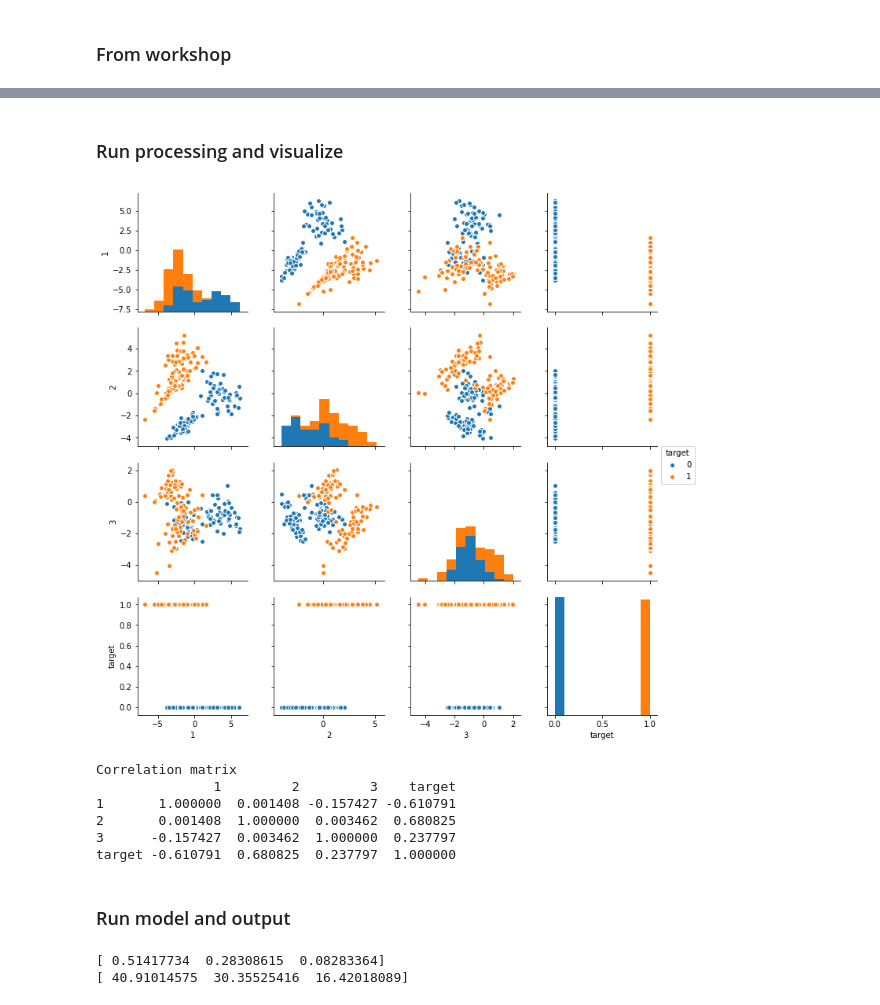
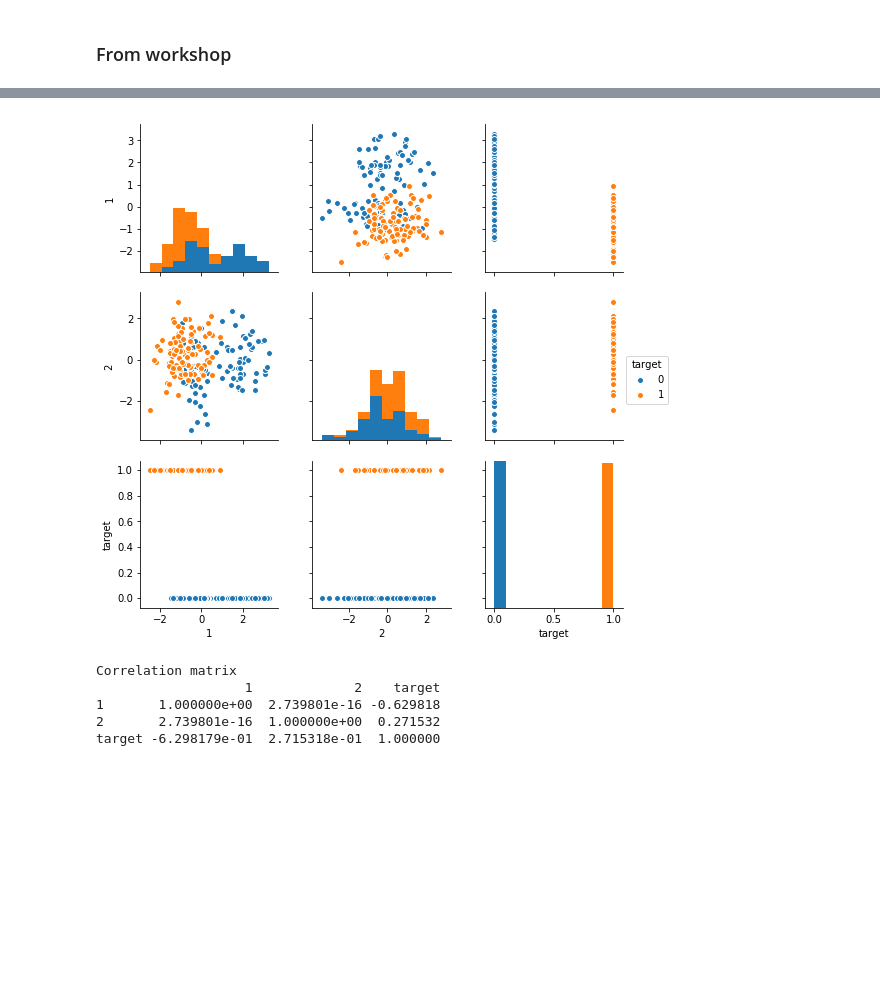
Before and after one commit to Antonyo314/dru-ML-algorithms, a Jupyter notebook: 7. PCA.ipynb, the cells around one changed output, grey strips where cells are left out. Saved outputs shown, nothing was run; the diff lists cells and outputs as text; code cells hidden in the pictures; blank space fills up the shorter version.

Commit message:
Principal Component Analysis implementation v1.2

```diff
--- a/7. PCA.ipynb
+++ b/7. PCA.ipynb
@@ -14,0 +114,14 @@ Populating the interactive namespace from numpy and matplotlib
+# %%
+from sklearn import datasets
+
+sample_size = 200
+data, target = datasets.make_classification(n_samples=sample_size, n_features=5,
+                                            n_informative=3, n_redundant=0,
+                                            n_repeated=0, n_classes=2,
+                                            weights=None, flip_y=0.01,
+                                            class_sep=2.0, hypercube=True,
+                                            shift=0.0, scale=1.0,
+                                            shuffle=True, random_state=1)
+
+data, p1, p2 = normalize(data)
+visualize_corr(data, target)
@@ -138,24 +167,10 @@ target  0.510896 -0.921422  0.034645 -0.111410 -0.077161  1.000000
-# %% [markdown]
-### Run processing and visualize
 # %%
-PCA_data = principal_compnent_analysis(data, 3)
+PCA_data, evect_reduced = PCA_transform(data, 2)
 visualize_corr(PCA_data, target)
 # %% [output]
-[figure, old version]
+[figure, new version]
 Correlation matrix
-               1         2         3    target
-1       1.000000  0.001408 -0.157427 -0.610791
-2       0.001408  1.000000  0.003462  0.680825
-3      -0.157427  0.003462  1.000000  0.237797
-target -0.610791  0.680825  0.237797  1.000000
+                   1             2    target
+1       1.000000e+00  2.739801e-16 -0.629818
+2       2.739801e-16  1.000000e+00  0.271532
+target -6.298179e-01  2.715318e-01  1.000000
-# %% [markdown]
-### Run model and output
-# %%
-from sklearn import decomposition
-PCA_decomposition = decomposition.PCA(n_components=3)
-PCA_decomposition.fit(data)
-print(PCA_decomposition.explained_variance_ratio_)
-print(PCA_decomposition.singular_values_)
-# %% [output]
-[ 0.51417734  0.28308615  0.08283364]
-[ 40.91014575  30.35525416  16.42018089]
```
Also changed, not shown: parts of 22 cells of this notebook.
